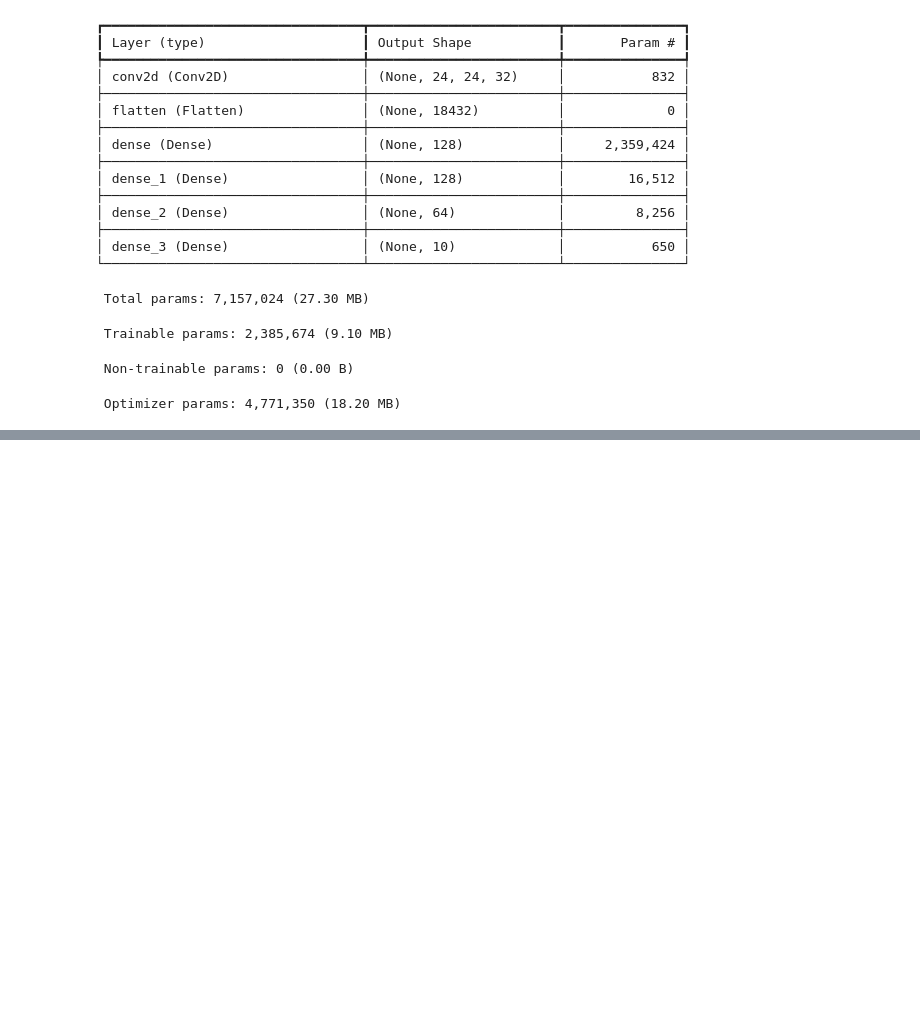
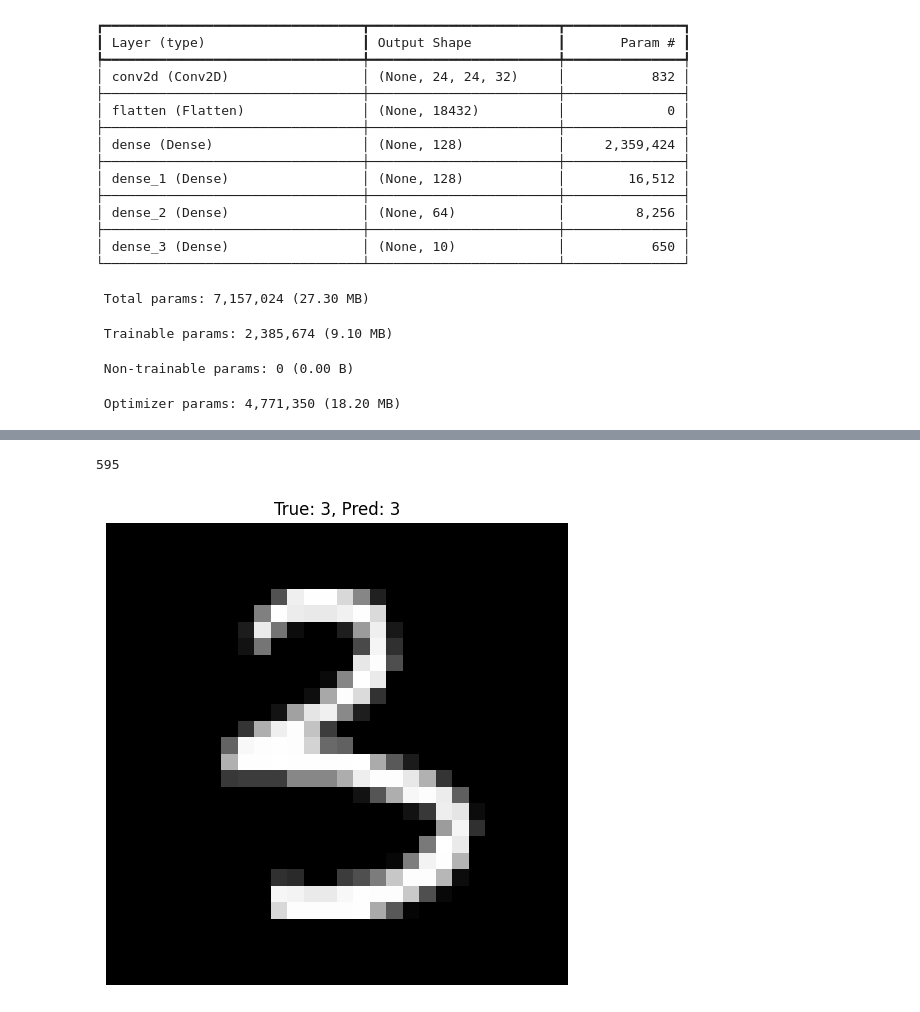
Before and after one commit to DionFinn/DigitRecognition, a Jupyter notebook: models/evaluation/SEQ.ipynb, the cells around one changed output, grey strips where cells are left out. Cells and saved outputs as stored; diff of their text form; code cells hidden in the pictures; blank space fills up the shorter version.

```diff
--- a/models/evaluation/SEQ.ipynb
+++ b/models/evaluation/SEQ.ipynb
@@ -57,0 +110,12 @@ Accuracy: 0.9828000068664551
+# %%
+target = np.random.choice(len(x_test), 1, replace=False)
+print(target[0])
+
+plt.figure(figsize=(6, 6))
+plt.imshow(x_test[target[0]], cmap="gray")
+plt.title(f"True: {y_test[target[0]]}, Pred: {y_pred[target[0]]}")
+plt.axis('off')
+plt.show()
+# %% [output]
+595
+[figure, added]
```
Also changed, not shown: parts of 6 cells of this notebook.
